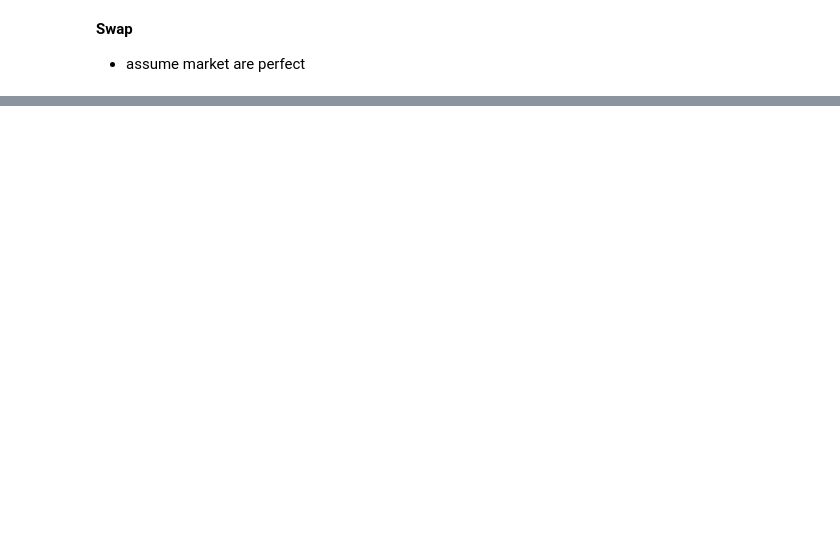
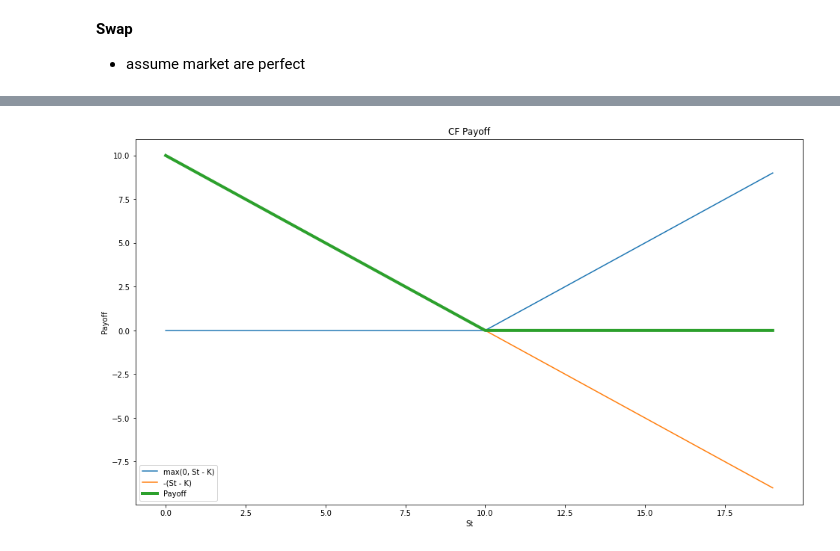
Before and after one commit to Saranpatp/risk-management-interview, a Jupyter notebook: Financial Derivatives/fin_diveratives.ipynb, the cells around one changed output, grey strips where cells are left out. Cells and saved outputs as stored; diff of their text form; code cells hidden in the pictures; blank space fills up the shorter version.

```diff
--- a/Financial Derivatives/fin_diveratives.ipynb
+++ b/Financial Derivatives/fin_diveratives.ipynb
@@ -168,0 +201,16 @@ CVA: 21.083251541633885
+# %%
+K = 10
+B = 0.9
+S = np.arange(0,20)
+max_st_k = np.array([max(0, St - K) for St in S])
+minus_St_K = np.array([-(St - K) for St in S])
+plt.xlabel("St")
+plt.ylabel("Payoff")
+plt.title("CF Payoff")
+plt.plot(S,max_st_k, label = "max(0, St - K)")
+plt.plot(S,minus_St_K, label = "-(St - K)")
+plt.plot(S,max_st_k+minus_St_K,linewidth = 4, label = "Payoff")
+plt.legend()
+plt.show()
+# %% [output]
+[figure, added]
```
Also changed, not shown: parts of 38 cells of this notebook, 5 other files.
